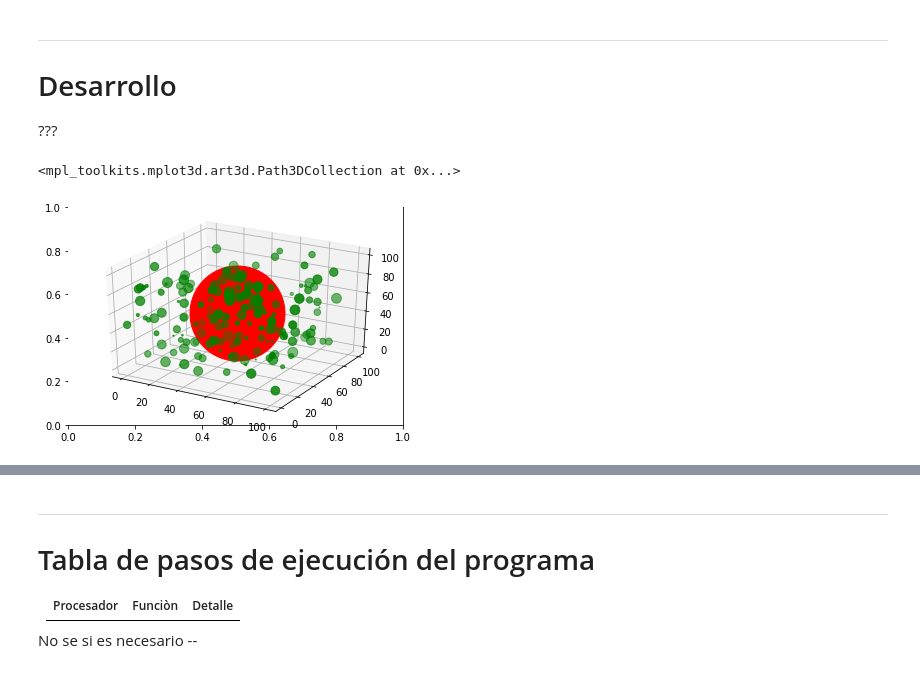
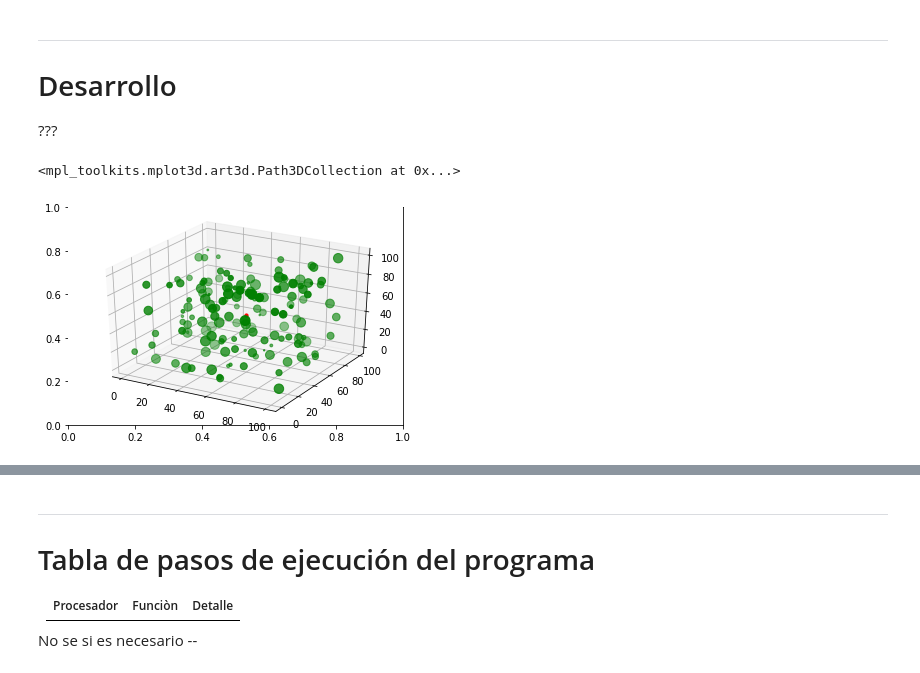
Before and after one commit to CelaPablo/SOA-EA2, a Jupyter notebook: HPC/Cela_Pablo_ejercicio_3.ipynb, the cells around one changed output, grey strips where cells are left out. Cells and saved outputs as stored; diff of their text form; code cells hidden in the pictures.

```diff
--- a/HPC/Cela_Pablo_ejercicio_3.ipynb
+++ b/HPC/Cela_Pablo_ejercicio_3.ipynb
@@ -23,39 +23,39 @@ import matplotlib.pyplot as plt
 from matplotlib import animation, rc
 from IPython.display import HTML
 
-cuerpos = 180#@param {type: "number"}
+cuerpos = 150#@param {type: "number"}
 colores = ['green'] * cuerpos
 
 x_cpu  = np.random.uniform(0, 100, size=cuerpos)
 y_cpu  = np.random.uniform(0, 100, size=cuerpos)
 z_cpu  = np.random.uniform(0, 100, size=cuerpos)
 m_cpu  = np.random.uniform(0, 100, size=cuerpos)
 
 cdmx = 0
 cdmy = 0
 cdmz = 0
 masas = 0
 
 m = 0
 
 for i in range( 0, cuerpos ):
   m = m_cpu[i]
   cdmx += x_cpu[i] * m
   cdmy += y_cpu[i] * m
   cdmz += z_cpu[i] * m
   masas += m
 
 cdmx /= masas
 cdmy /= masas
 cdmz /= masas
 
 fig, ax = plt.subplots()
 ax1 = fig.add_subplot(111, projection="3d")
 ax1.scatter(x_cpu, y_cpu, z_cpu, c=colores, s=m_cpu)
-ax1.scatter(cdmx, cdmy, cdmz, c='red', s=masas)
+ax1.scatter(cdmx, cdmy, cdmz, c='red', s=10)
 # %% [output]
 <mpl_toolkits.mplot3d.art3d.Path3DCollection at 0x...>
-[figure, old version]
+[figure, new version]
 # %%
 
 code = """
```
Also changed, not shown: parts of 6 cells of this notebook.
